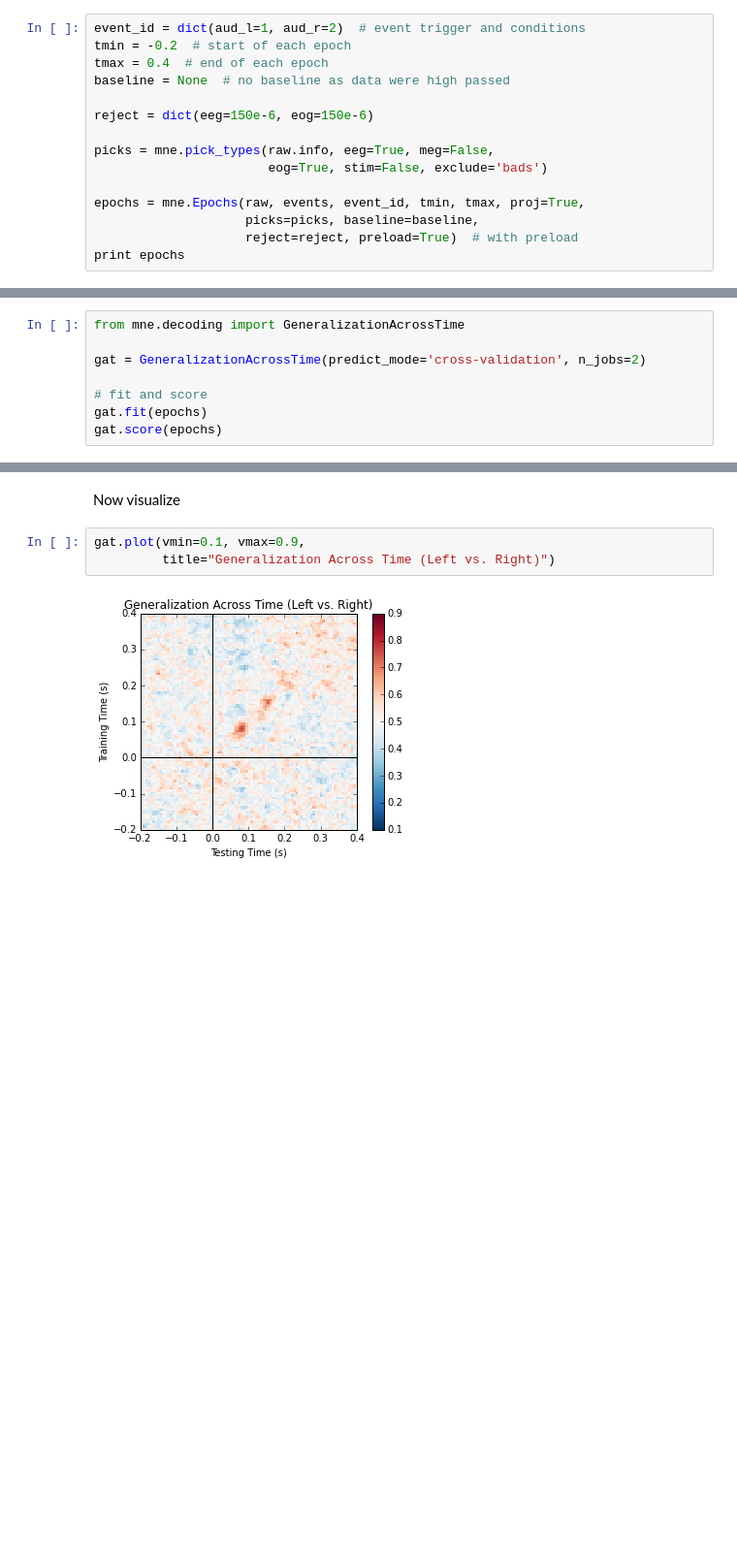
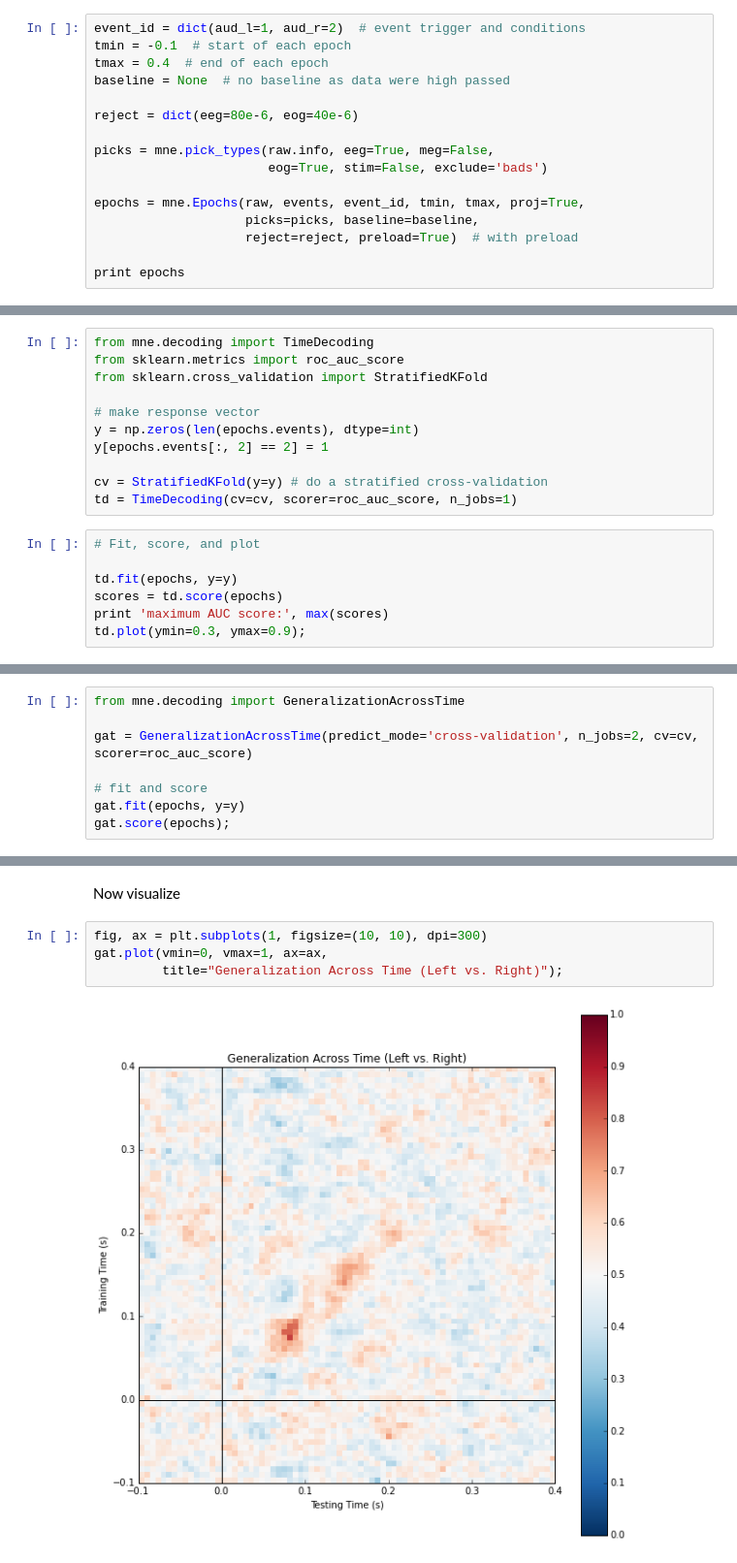
Before and after one commit to mne-tools/mne-python-notebooks, a Jupyter notebook: 5-MNE_decoding_multivariate_statistics.ipynb, the cells around one changed output, grey strips where cells are left out. Shown at 97% size. Cells and saved outputs as stored; diff of their text form; blank space fills up the shorter version.

```diff
--- a/5-MNE_decoding_multivariate_statistics.ipynb
+++ b/5-MNE_decoding_multivariate_statistics.ipynb
@@ -75,11 +76,11 @@ mne.viz.plot_events(events, raw.info['sfreq'], raw.first_samp);
 Define epochs parameters:
 # %%
 event_id = dict(aud_l=1, aud_r=2)  # event trigger and conditions
-tmin = -0.2  # start of each epoch
+tmin = -0.1  # start of each epoch
 tmax = 0.4  # end of each epoch
 baseline = None  # no baseline as data were high passed
 
-reject = dict(eeg=150e-6, eog=150e-6)
+reject = dict(eeg=80e-6, eog=40e-6)
 
 picks = mne.pick_types(raw.info, eeg=True, meg=False,
                        eog=True, stim=False, exclude='bads')
@@ -87,5 +88,6 @@ picks = mne.pick_types(raw.info, eeg=True, meg=False,
 epochs = mne.Epochs(raw, events, event_id, tmin, tmax, proj=True,
                     picks=picks, baseline=baseline,
                     reject=reject, preload=True)  # with preload
+
 print epochs
 # %% [output]
@@ -223,0 +141,18 @@ plt.title('Sensor space decoding')
+# %%
+from mne.decoding import TimeDecoding
+from sklearn.metrics import roc_auc_score
+from sklearn.cross_validation import StratifiedKFold
+
+# make response vector
+y = np.zeros(len(epochs.events), dtype=int)
+y[epochs.events[:, 2] == 2] = 1
+
+cv = StratifiedKFold(y=y) # do a stratified cross-validation
+td = TimeDecoding(cv=cv, scorer=roc_auc_score, n_jobs=1)
+# %%
+# Fit, score, and plot
+
+td.fit(epochs, y=y)
+scores = td.score(epochs)
+print 'maximum AUC score:', max(scores)
+td.plot(ymin=0.3, ymax=0.9);
@@ -234,8 +172,8 @@ to get an idea of what to expect.
 # %%
 from mne.decoding import GeneralizationAcrossTime
 
-gat = GeneralizationAcrossTime(predict_mode='cross-validation', n_jobs=2)
+gat = GeneralizationAcrossTime(predict_mode='cross-validation', n_jobs=2, cv=cv, scorer=roc_auc_score)
 
 # fit and score
-gat.fit(epochs)
-gat.score(epochs)
+gat.fit(epochs, y=y)
+gat.score(epochs);
@@ -260,7 +180,8 @@ gat.score(epochs)
 # %% [markdown]
 Now visualize
 # %%
-gat.plot(vmin=0.1, vmax=0.9,
-         title="Generalization Across Time (Left vs. Right)")
+fig, ax = plt.subplots(1, figsize=(10, 10), dpi=300)
+gat.plot(vmin=0, vmax=1, ax=ax,
+         title="Generalization Across Time (Left vs. Right)");
 # %% [output]
-[figure, old version]
+[figure, new version]
```
Also changed, not shown: parts of 28 cells of this notebook.
